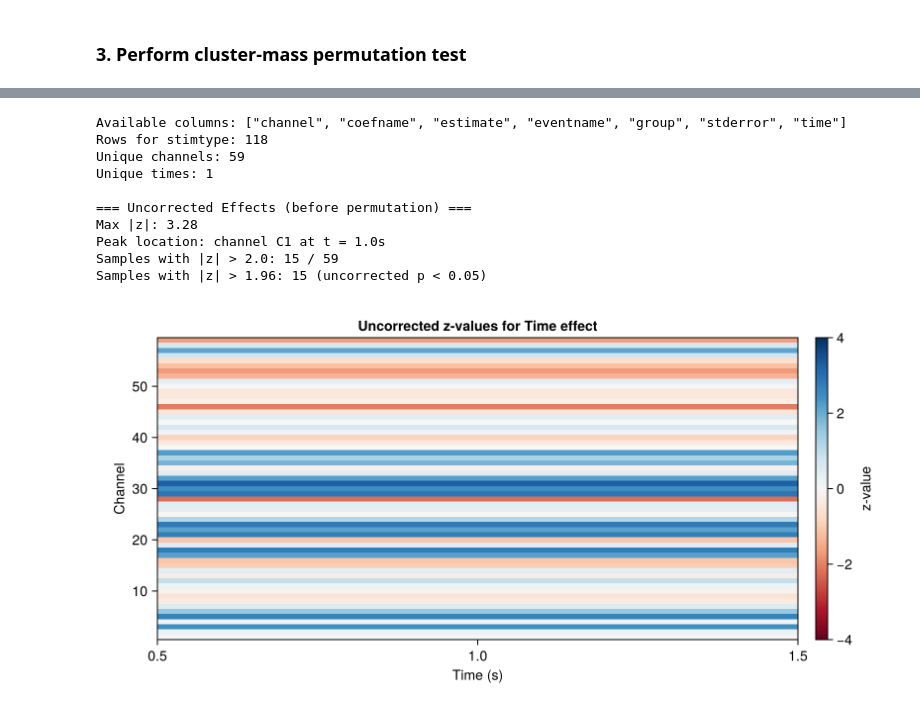
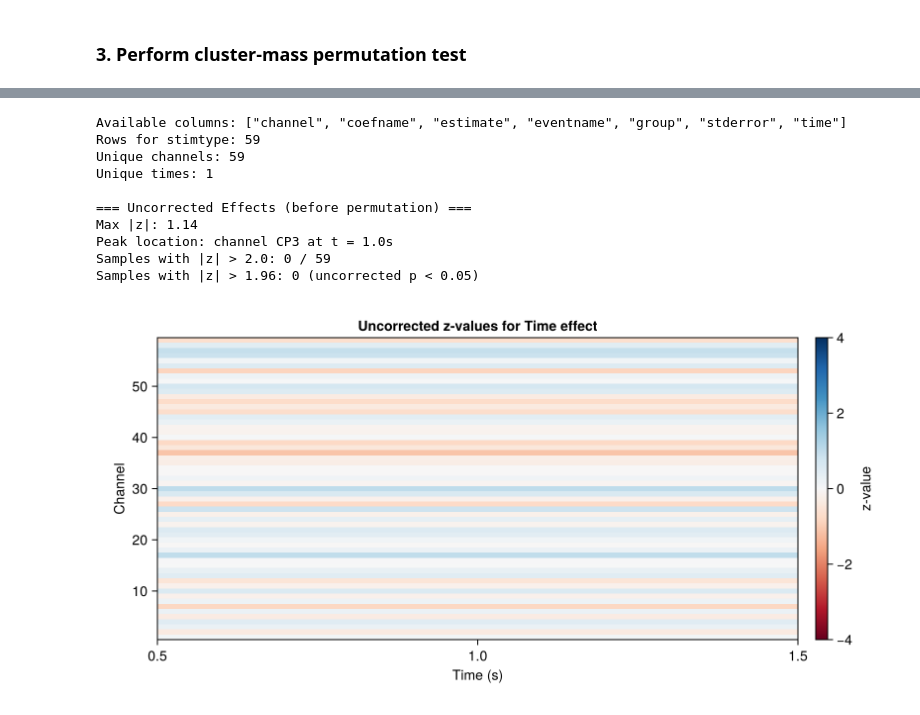
Before and after one commit to rosagross/ClusterComputation, a Jupyter notebook: notebooks/tutorial_notebook_Magda.ipynb, the cells around one changed output, grey strips where cells are left out. Cells and saved outputs as stored; diff of their text form; code cells hidden in the pictures.

```diff
--- a/notebooks/tutorial_notebook_Magda.ipynb
+++ b/notebooks/tutorial_notebook_Magda.ipynb
@@ -100,8 +100,9 @@ data_alpha = Array{Union{Missing,Float64}}(undef, 59, 1, 180)
 
 for (i, channel) in enumerate(electrode_labels)
     df_fooof = CSV.read("/Users/mg/Desktop/MOVE/resting_state/fooof/$(channel)_fooof_params.csv", DataFrame)
-    alpha_vector = df_fooof.beta_PW_absolute_periodic_log
-    #alpha_vector = df_fooof.exponent
+    #alpha_vector = df_fooof.beta_PW_absolute_periodic_log
+    #alpha_vector = df_fooof.beta_PW_absolute_total_2
+    alpha_vector = df_fooof.exponent
     #print(length(alpha_vector))
     data_alpha[i, 1, :] = alpha_vector
 end
@@ -251,7 +248,7 @@ println("Available columns: $(names(coefs))")
 #println(r.coefname)
 
 # Filter for stimtype coefficient
-coef_stimtype = filter(r -> r.coefname == "Time", coefs)
+coef_stimtype = filter(r -> r.coefname == "Behavior & Group: A", coefs)
 println("Rows for stimtype: $(nrow(coef_stimtype))")
 
 # Check how many unique channels and times we have
@@ -282,37 +279,37 @@ z_summary.z = replace(z_summary.z, NaN => 0.0)
 n_ch_coef = length(unique_channels)
 n_t_coef = length(unique_times)
 z_vals = reshape(z_summary.z, n_t_coef, n_ch_coef)'  # (channels × times)
 
 # Check for significant z-values (|z| > 2.0)
-n_sig_uncorrected = sum(abs.(z_vals) .> 2.0)
+n_sig_uncorrected = sum(abs.(z_vals) .> 2.0)  # why 2? shouldn't it be 1.96??
 max_z = maximum(abs.(z_vals))
 peak_idx = argmax(abs.(z_vals))
 peak_ch, peak_t = Tuple(CartesianIndices(z_vals)[peak_idx])
 
 println("\n=== Uncorrected Effects (before permutation) ===")
 println("Max |z|: $(round(max_z, digits=2))")
 println("Peak location: channel $(electrode_labels[peak_ch]) at t = $(round(unique_times[peak_t], digits=3))s")
 println("Samples with |z| > 2.0: $(n_sig_uncorrected) / $(length(z_vals))")
 println("Samples with |z| > 1.96: $(sum(abs.(z_vals) .> 1.96)) (uncorrected p < 0.05)")
 
 # Quick visualization of z-values
 fig_z = Figure(size = (800, 400))
 ax_z = Axis(fig_z[1, 1],
     title = "Uncorrected z-values for Time effect",
     xlabel = "Time (s)",
     ylabel = "Channel")
 hm = heatmap!(ax_z, collect(unique_times), 1:n_ch_coef, z_vals', colormap = :RdBu, colorrange = (-4, 4))
 Colorbar(fig_z[1, 2], hm, label = "z-value")
 fig_z
 # %% [output]
 Available columns: ["channel", "coefname", "estimate", "eventname", "group", "stderror", "time"]
-Rows for stimtype: 118
+Rows for stimtype: 59
 Unique channels: 59
 Unique times: 1
 
 === Uncorrected Effects (before permutation) ===
-Max |z|: 3.28
-Peak location: channel C1 at t = 1.0s
-Samples with |z| > 2.0: 15 / 59
-Samples with |z| > 1.96: 15 (uncorrected p < 0.05)
+Max |z|: 1.14
+Peak location: channel CP3 at t = 1.0s
+Samples with |z| > 2.0: 0 / 59
+Samples with |z| > 1.96: 0 (uncorrected p < 0.05)
-[figure, old version]
+[figure, new version]
```
Also changed, not shown: parts of 14 cells of this notebook, 2 other files.
